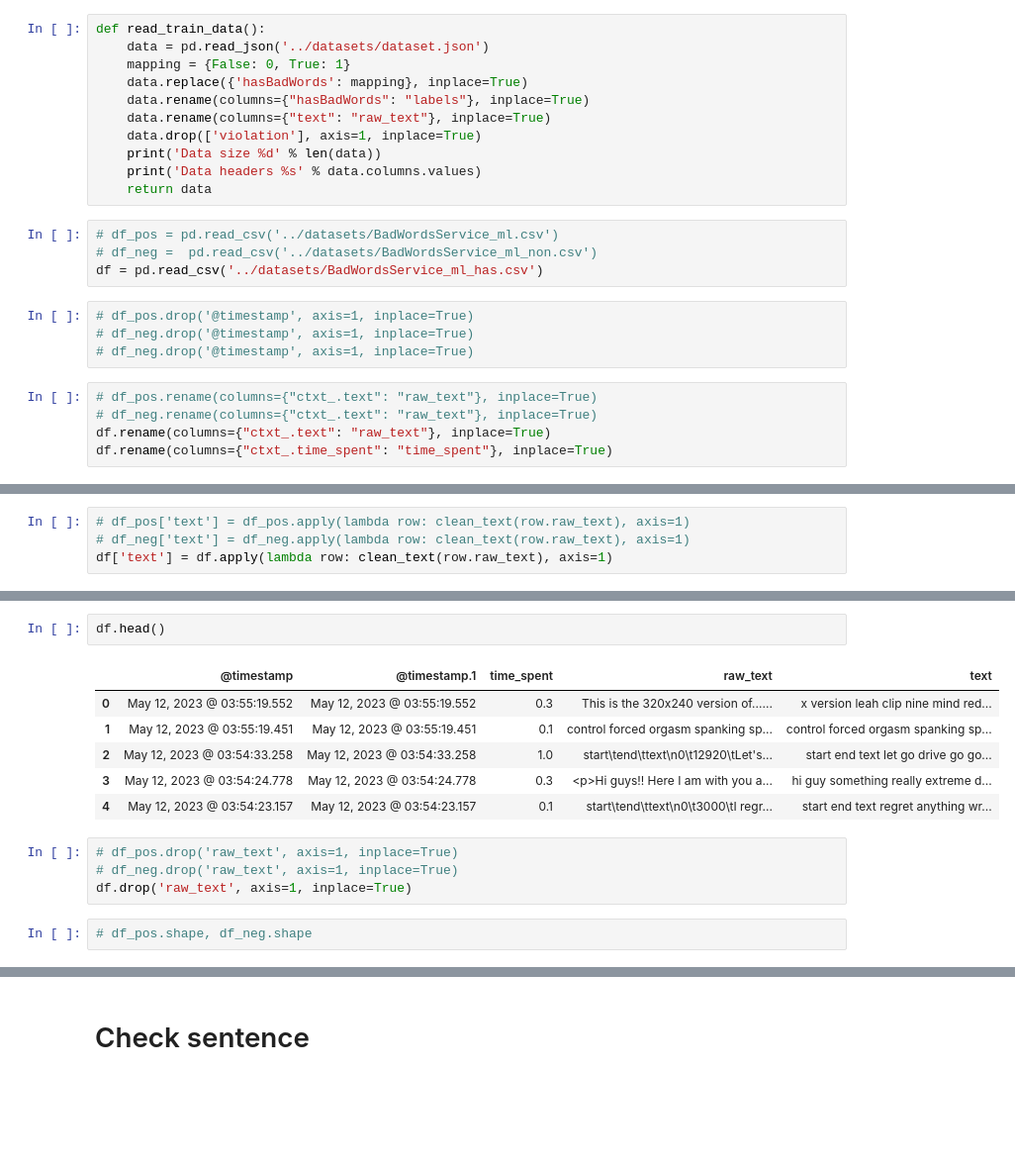
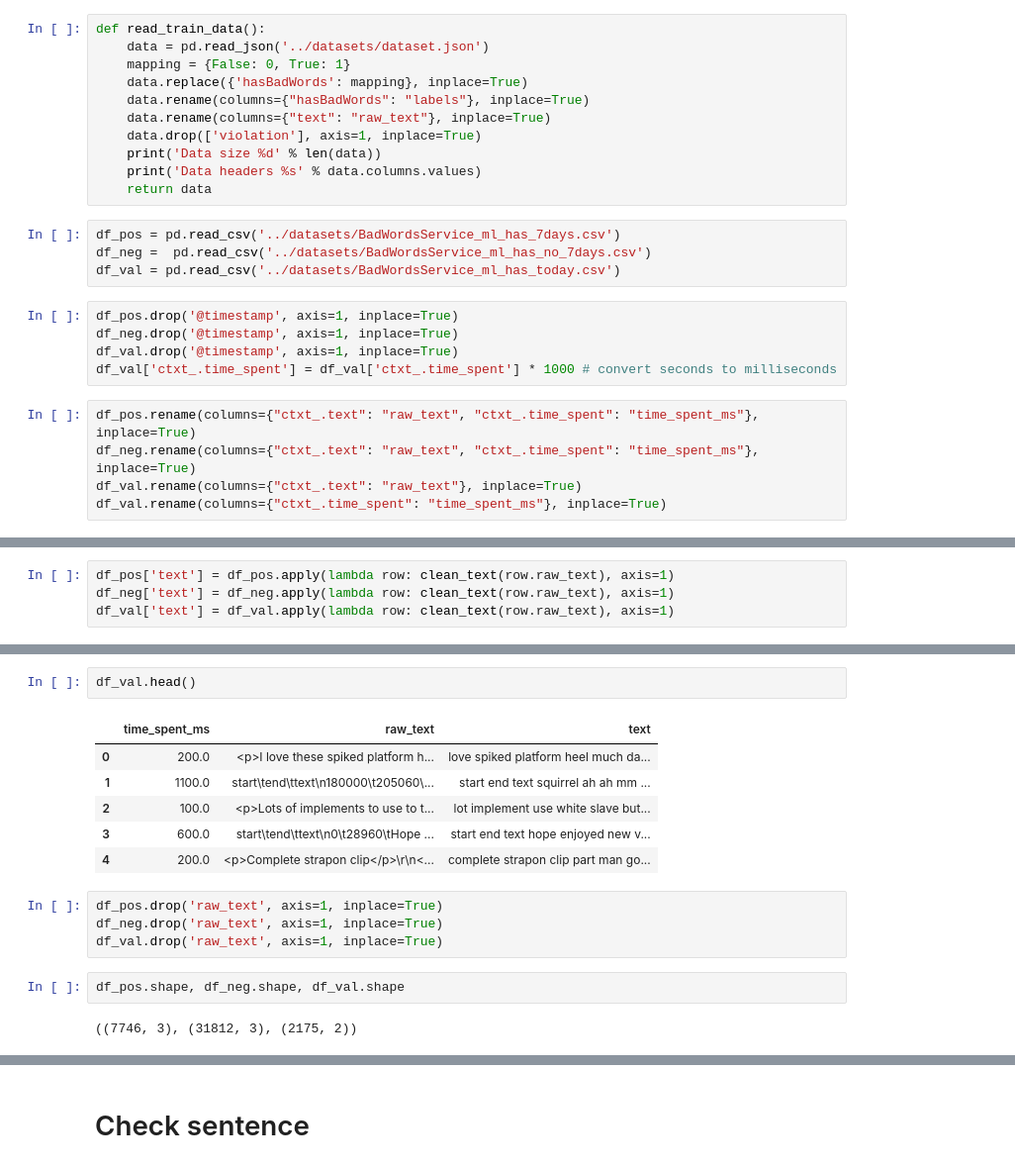
Before and after one commit to adwiza/datascience_skillbox, a Jupyter notebook: BW_project/BW_TEXT_PREP-W2V-TF-wo_HTML.ipynb, the cells around one changed output, grey strips where cells are left out. Shown at 99% size. Drawn from its saved outputs; the diff is of its cells as text; blank space fills up the shorter version.

```diff
--- a/BW_project/BW_TEXT_PREP-W2V-TF-wo_HTML.ipynb
+++ b/BW_project/BW_TEXT_PREP-W2V-TF-wo_HTML.ipynb
@@ -373,16 +714,17 @@ def read_train_data():
     print('Data headers %s' % data.columns.values)
     return data
 # %%
-# df_pos = pd.read_csv('../datasets/BadWordsService_ml.csv')
-# df_neg =  pd.read_csv('../datasets/BadWordsService_ml_non.csv')
-df = pd.read_csv('../datasets/BadWordsService_ml_has.csv')
+df_pos = pd.read_csv('../datasets/BadWordsService_ml_has_7days.csv')
+df_neg =  pd.read_csv('../datasets/BadWordsService_ml_has_no_7days.csv')
+df_val = pd.read_csv('../datasets/BadWordsService_ml_has_today.csv')
 # %%
-# df_pos.drop('@timestamp', axis=1, inplace=True)
-# df_neg.drop('@timestamp', axis=1, inplace=True)
-# df_neg.drop('@timestamp', axis=1, inplace=True)
+df_pos.drop('@timestamp', axis=1, inplace=True)
+df_neg.drop('@timestamp', axis=1, inplace=True)
+df_val.drop('@timestamp', axis=1, inplace=True)
+df_val['ctxt_.time_spent'] = df_val['ctxt_.time_spent'] * 1000 # convert seconds to milliseconds
 # %%
-# df_pos.rename(columns={"ctxt_.text": "raw_text"}, inplace=True)
-# df_neg.rename(columns={"ctxt_.text": "raw_text"}, inplace=True)
-df.rename(columns={"ctxt_.text": "raw_text"}, inplace=True)
-df.rename(columns={"ctxt_.time_spent": "time_spent"}, inplace=True)
+df_pos.rename(columns={"ctxt_.text": "raw_text", "ctxt_.time_spent": "time_spent_ms"}, inplace=True)
+df_neg.rename(columns={"ctxt_.text": "raw_text", "ctxt_.time_spent": "time_spent_ms"}, inplace=True)
+df_val.rename(columns={"ctxt_.text": "raw_text"}, inplace=True)
+df_val.rename(columns={"ctxt_.time_spent": "time_spent_ms"}, inplace=True)
 # %%
@@ -412,5 +800,5 @@ df.head()
 # %%
-# df_pos['text'] = df_pos.apply(lambda row: clean_text(row.raw_text), axis=1)
-# df_neg['text'] = df_neg.apply(lambda row: clean_text(row.raw_text), axis=1)
-df['text'] = df.apply(lambda row: clean_text(row.raw_text), axis=1)
+df_pos['text'] = df_pos.apply(lambda row: clean_text(row.raw_text), axis=1)
+df_neg['text'] = df_neg.apply(lambda row: clean_text(row.raw_text), axis=1)
+df_val['text'] = df_val.apply(lambda row: clean_text(row.raw_text), axis=1)
 # %%
@@ -420,16 +822,18 @@ df['text'] = df.apply(lambda row: clean_text(row.raw_text), axis=1)
 # %%
-df.head()
+df_val.head()
 # %% [output]
-|  | @timestamp | @timestamp.1 | time_spent | raw_text | text |
-| 0 | May 12, 2023 @ 03:55:19.552 | May 12, 2023 @ 03:55:19.552 | 0.3 | This is the 320x240 version of...... | x version leah clip nine mind red... |
-| 1 | May 12, 2023 @ 03:55:19.451 | May 12, 2023 @ 03:55:19.451 | 0.1 | control forced orgasm spanking sp... | control forced orgasm spanking sp... |
-| 2 | May 12, 2023 @ 03:54:33.258 | May 12, 2023 @ 03:54:33.258 | 1.0 | start\tend\ttext\n0\t12920\tLet's... | start end text let go drive go go... |
-| 3 | May 12, 2023 @ 03:54:24.778 | May 12, 2023 @ 03:54:24.778 | 0.3 | <p>Hi guys!! Here I am with you a... | hi guy something really extreme d... |
-| 4 | May 12, 2023 @ 03:54:23.157 | May 12, 2023 @ 03:54:23.157 | 0.1 | start\tend\ttext\n0\t3000\tI regr... | start end text regret anything wr... |
+|  | time_spent_ms | raw_text | text |
+| 0 | 200.0 | <p>I love these spiked platform h... | love spiked platform heel much da... |
+| 1 | 1100.0 | start\tend\ttext\n180000\t205060\... | start end text squirrel ah ah mm ... |
+| 2 | 100.0 | <p>Lots of implements to use to t... | lot implement use white slave but... |
+| 3 | 600.0 | start\tend\ttext\n0\t28960\tHope ... | start end text hope enjoyed new v... |
+| 4 | 200.0 | <p>Complete strapon clip</p>\r\n<... | complete strapon clip part man go... |
 # %%
-# df_pos.drop('raw_text', axis=1, inplace=True)
-# df_neg.drop('raw_text', axis=1, inplace=True)
-df.drop('raw_text', axis=1, inplace=True)
+df_pos.drop('raw_text', axis=1, inplace=True)
+df_neg.drop('raw_text', axis=1, inplace=True)
+df_val.drop('raw_text', axis=1, inplace=True)
 # %%
-# df_pos.shape, df_neg.shape
+df_pos.shape, df_neg.shape, df_val.shape
+# %% [output]
+((7746, 3), (31812, 3), (2175, 2))
 # %%
```
Also changed, not shown: parts of 139 cells of this notebook, 5 other files.
